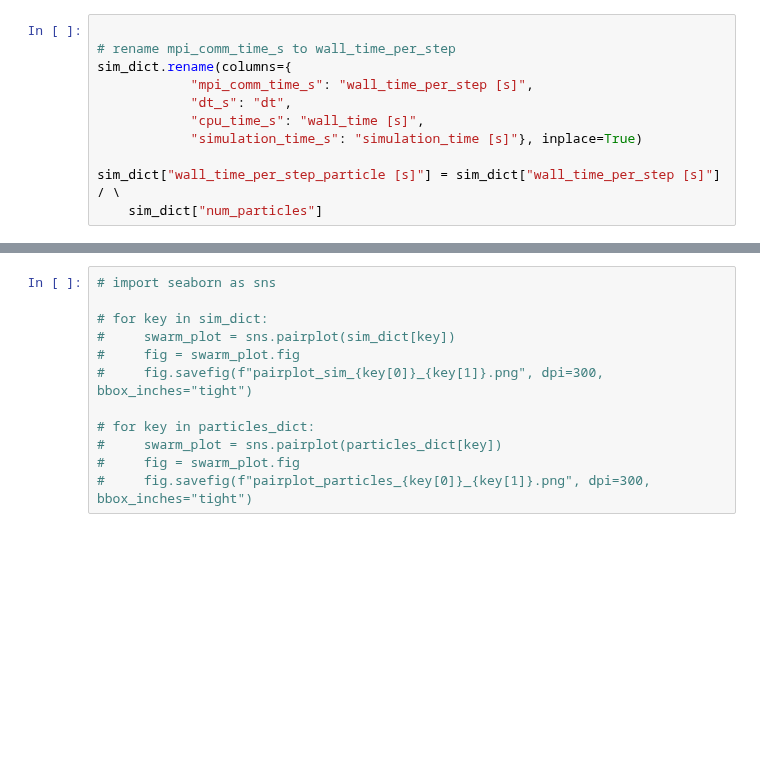
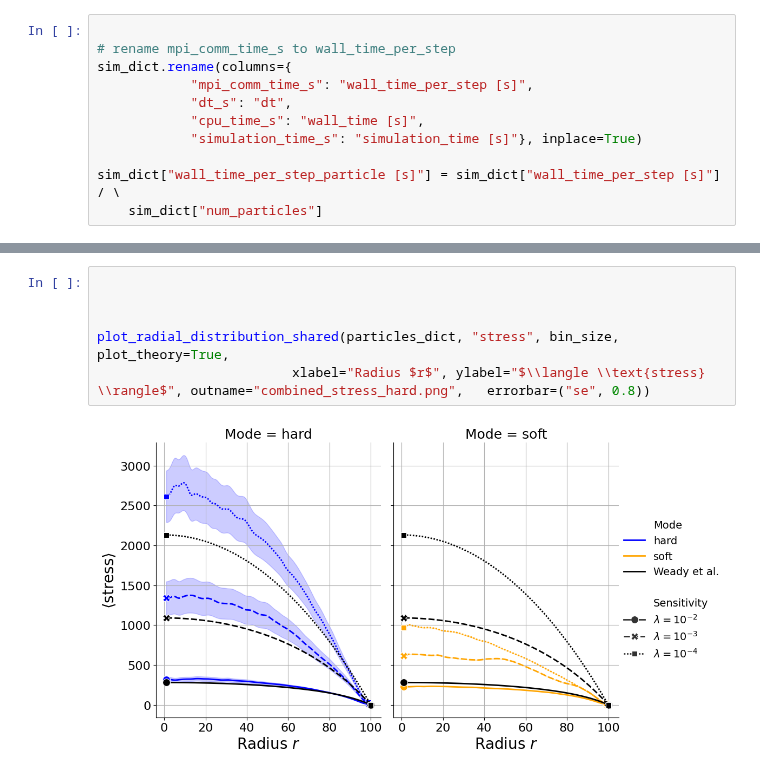
Before and after one commit to ManuelLerchner/ProliferatingCellCollectives-IDP, a Jupyter notebook: analysis/plot_combined.ipynb, the cells around one changed output, grey strips where cells are left out. Drawn from its saved outputs; the diff is of its cells as text; blank space fills up the shorter version.

```diff
--- a/analysis/plot_combined.ipynb
+++ b/analysis/plot_combined.ipynb
@@ -437,12 +548,8 @@ See the caveats in the documentation: https://pandas.pydata.org/pandas-docs/stab
-# %%
-# import seaborn as sns
-
-# for key in sim_dict:
-#     swarm_plot = sns.pairplot(sim_dict[key])
-#     fig = swarm_plot.fig
-#     fig.savefig(f"pairplot_sim_{key[0]}_{key[1]}.png", dpi=300, bbox_inches="tight")
-
-# for key in particles_dict:
-#     swarm_plot = sns.pairplot(particles_dict[key])
-#     fig = swarm_plot.fig
-#     fig.savefig(f"pairplot_particles_{key[0]}_{key[1]}.png", dpi=300, bbox_inches="tight")
+# %%
+
+
+
+plot_radial_distribution_shared(particles_dict, "stress", bin_size, plot_theory=True,
+                         xlabel="Radius $r$", ylabel="$\\langle \\text{stress} \\rangle$", outname="combined_stress_hard.png",   errorbar=("se", 0.8))
+# %% [output]
+[figure, added]
```
Also changed, not shown: parts of 5 cells of this notebook, 3 other files.
